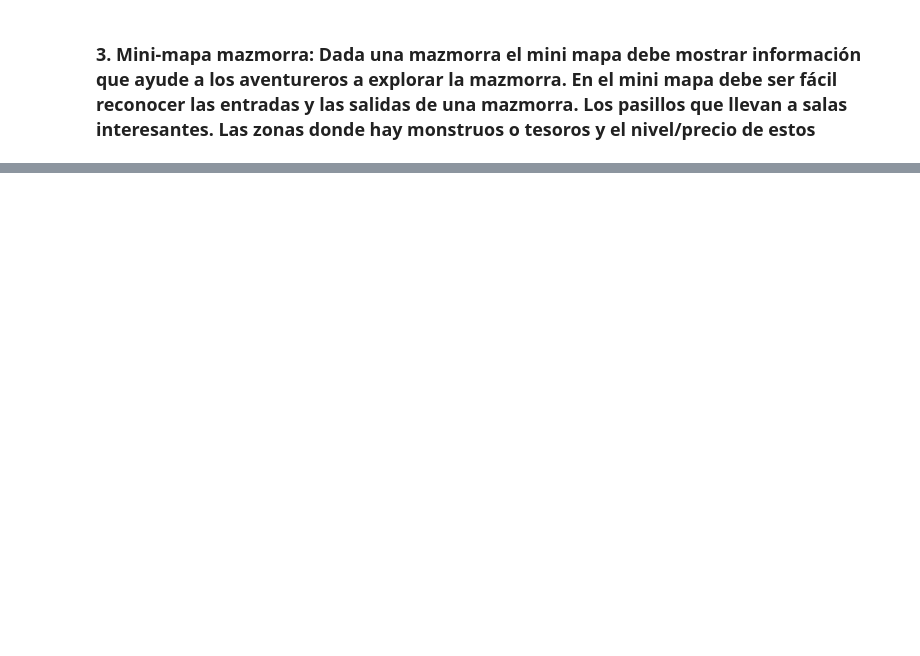
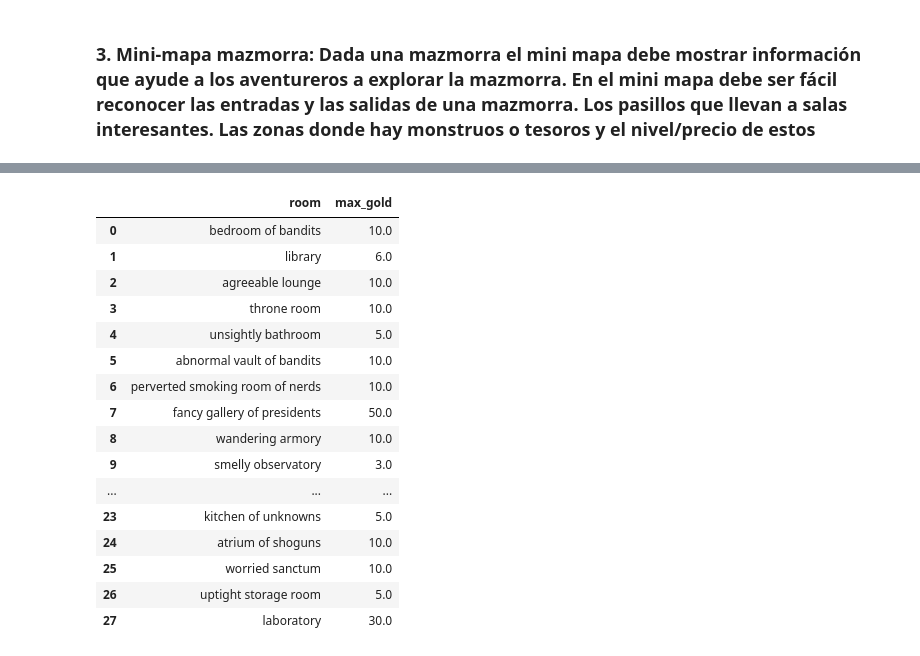
Before and after one commit to Pabloo22/bbdd_ii_practica, a Jupyter notebook: neo4j/sources/visualization.ipynb, the cells around one changed output, grey strips where cells are left out. Saved outputs shown, nothing was run; the diff lists cells and outputs as text; code cells hidden in the pictures; blank space fills up the shorter version.

```diff
--- a/neo4j/sources/visualization.ipynb
+++ b/neo4j/sources/visualization.ipynb
@@ -33,0 +250,20 @@ nx.draw(G, with_labels=True, pos=pos, font_size=10)
+# %%
+max_gold
+# %% [output]
+|  | room | max_gold |
+| 0 | bedroom of bandits | 10.0 |
+| 1 | library | 6.0 |
+| 2 | agreeable lounge | 10.0 |
+| 3 | throne room | 10.0 |
+| 4 | unsightly bathroom | 5.0 |
+| 5 | abnormal vault of bandits | 10.0 |
+| 6 | perverted smoking room of nerds | 10.0 |
+| 7 | fancy gallery of presidents | 50.0 |
+| 8 | wandering armory | 10.0 |
+| 9 | smelly observatory | 3.0 |
+| ... | ... | ... |
+| 23 | kitchen of unknowns | 5.0 |
+| 24 | atrium of shoguns | 10.0 |
+| 25 | worried sanctum | 10.0 |
+| 26 | uptight storage room | 5.0 |
+| 27 | laboratory | 30.0 |
```
Also changed, not shown: parts of 12 cells of this notebook.
